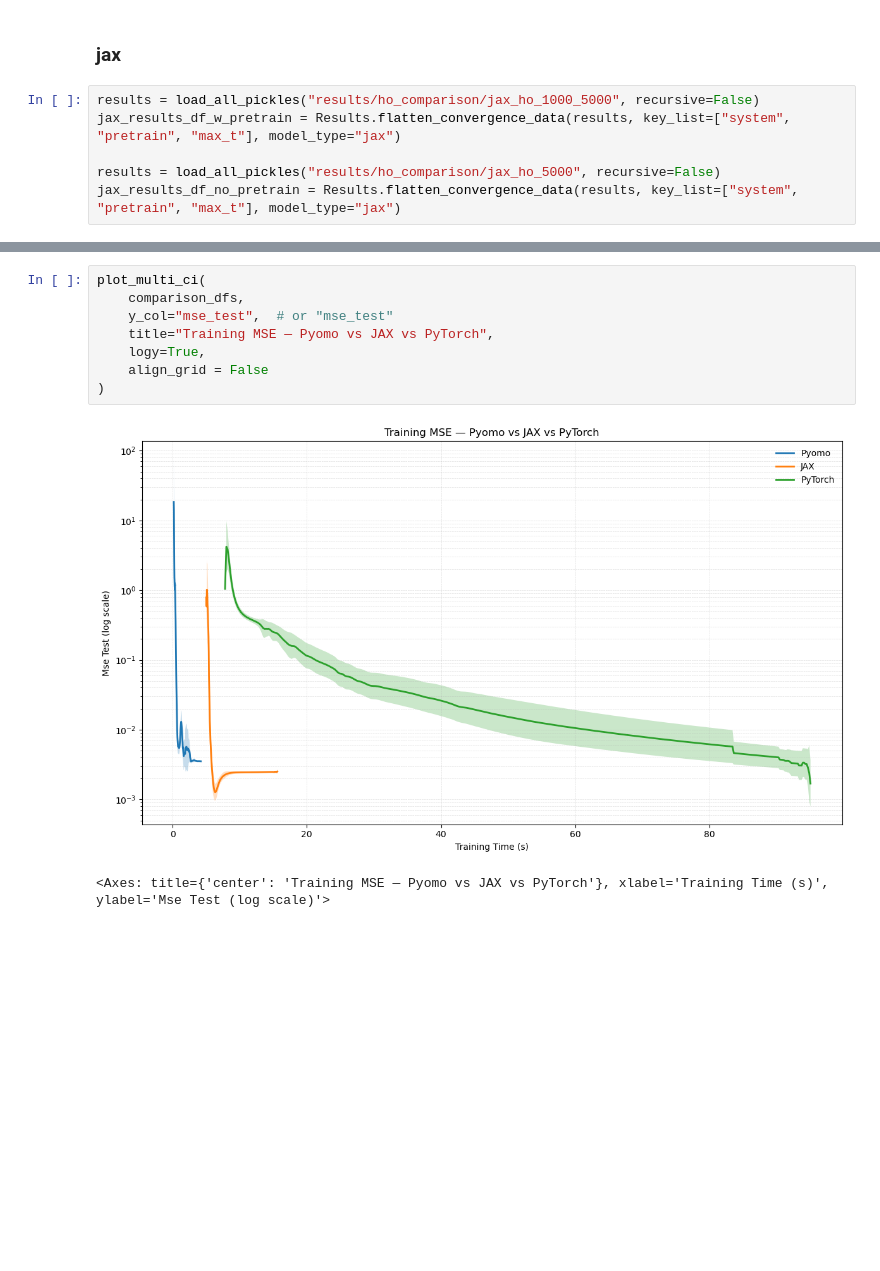
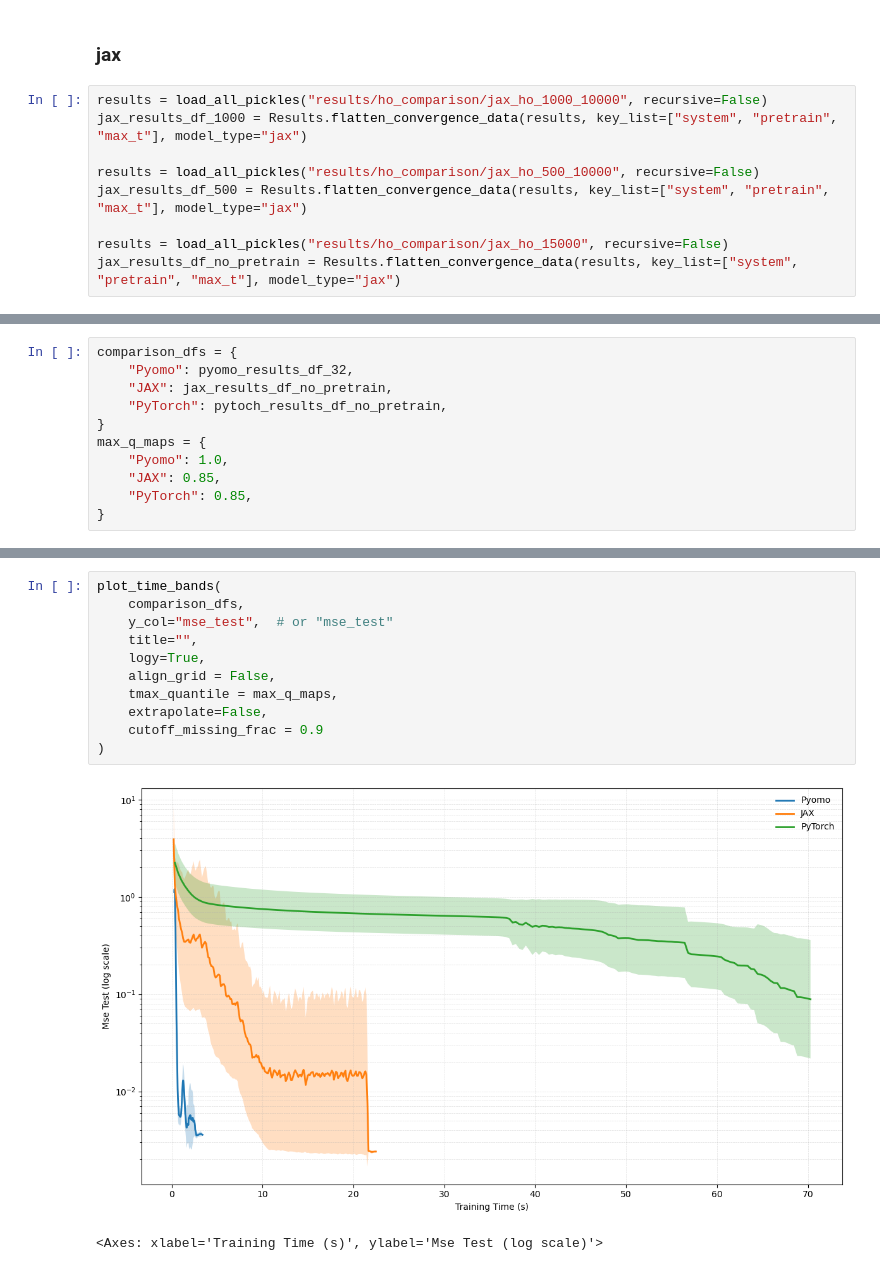
Before and after one commit to mariashapo/NODE, a Jupyter notebook: src/analysis/synthetic/training_conv_ho.ipynb, the cells around one changed output, grey strips where cells are left out. Drawn from its saved outputs; the diff is of its cells as text; blank space fills up the shorter version.

```diff
--- a/src/analysis/synthetic/training_conv_ho.ipynb
+++ b/src/analysis/synthetic/training_conv_ho.ipynb
@@ -105,9 +107,12 @@ plot_multi_ci(
 # %% [markdown]
 ### jax
 # %%
-results = load_all_pickles("results/ho_comparison/jax_ho_1000_5000", recursive=False)
-jax_results_df_w_pretrain = Results.flatten_convergence_data(results, key_list=["system", "pretrain", "max_t"], model_type="jax")
+results = load_all_pickles("results/ho_comparison/jax_ho_1000_10000", recursive=False)
+jax_results_df_1000 = Results.flatten_convergence_data(results, key_list=["system", "pretrain", "max_t"], model_type="jax")
 
-results = load_all_pickles("results/ho_comparison/jax_ho_5000", recursive=False)
+results = load_all_pickles("results/ho_comparison/jax_ho_500_10000", recursive=False)
+jax_results_df_500 = Results.flatten_convergence_data(results, key_list=["system", "pretrain", "max_t"], model_type="jax")
+
+results = load_all_pickles("results/ho_comparison/jax_ho_15000", recursive=False)
 jax_results_df_no_pretrain = Results.flatten_convergence_data(results, key_list=["system", "pretrain", "max_t"], model_type="jax")
 # %% [output]
@@ -151,0 +153,11 @@ comparison_dfs = {
+# %%
+comparison_dfs = {
+    "Pyomo": pyomo_results_df_32,
+    "JAX": jax_results_df_no_pretrain,
+    "PyTorch": pytoch_results_df_no_pretrain,
+}
+max_q_maps = {
+    "Pyomo": 1.0,
+    "JAX": 0.85,
+    "PyTorch": 0.85,
+}
@@ -162,11 +194,14 @@ NameError: name 'plot_multi_ci' is not defined
 # %%
-plot_multi_ci(
+plot_time_bands(
     comparison_dfs,
     y_col="mse_test",  # or "mse_test"
-    title="Training MSE — Pyomo vs JAX vs PyTorch",
+    title="",
     logy=True,
-    align_grid = False
+    align_grid = False,
+    tmax_quantile = max_q_maps,
+    extrapolate=False,
+    cutoff_missing_frac = 0.9
 )
 # %% [output]
-[figure, old version]
+[figure, new version]
-<Axes: title={'center': 'Training MSE — Pyomo vs JAX vs PyTorch'}, xlabel='Training Time (s)', ylabel='Mse Test (log scale)'>
+<Axes: xlabel='Training Time (s)', ylabel='Mse Test (log scale)'>
```
Also changed, not shown: parts of 11 cells of this notebook, 6 other files.
